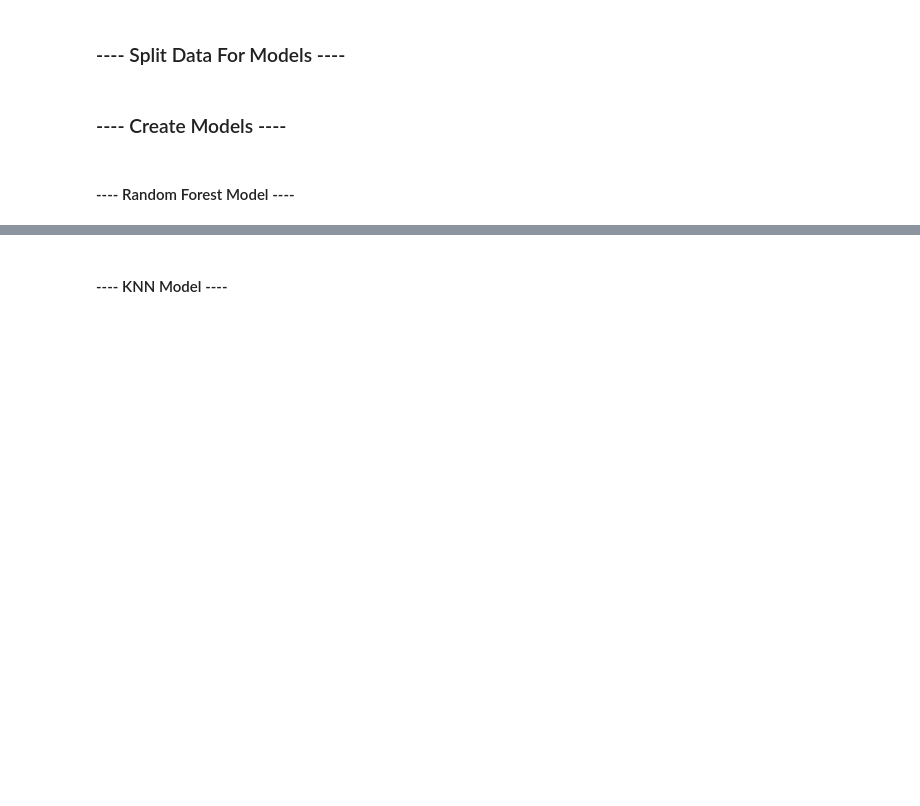
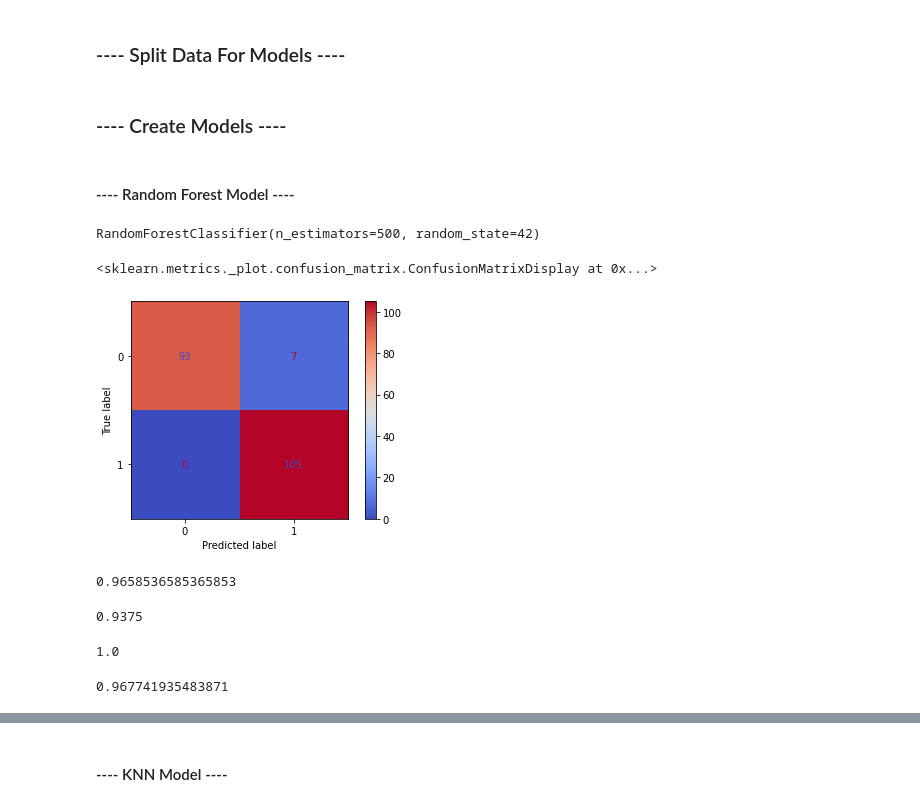
Before and after one commit to akstl1/Heart-Disease-Classification, a Jupyter notebook: Heart Disease Classification.ipynb, the cells around one changed output, grey strips where cells are left out. Saved outputs shown, nothing was run; the diff lists cells and outputs as text; code cells hidden in the pictures; blank space fills up the shorter version.

```diff
--- a/Heart Disease Classification.ipynb
+++ b/Heart Disease Classification.ipynb
@@ -168,4 +169,7 @@ X_train, X_test, y_train, y_test = train_test_split(X, y, test_size=0.2, random_
 # %% [markdown]
 #### ---- Random Forest Model ----
 # %%
-random_forest_clf = RandomForestClassifier(random_state=42,n_estimators=500,max_features=5)
+random_forest_clf = RandomForestClassifier(random_state=42,n_estimators=500)
+random_forest_clf.fit(X_train,y_train)
+# %% [output]
+RandomForestClassifier(n_estimators=500, random_state=42)
@@ -171,0 +179,25 @@ random_forest_clf = RandomForestClassifier(random_state=42,n_estimators=500,max_
+# %%
+plot_confusion_matrix(random_forest_clf,X_test,y_test,cmap='coolwarm')
+# %% [output]
+<sklearn.metrics._plot.confusion_matrix.ConfusionMatrixDisplay at 0x...>
+[figure, added]
+# %%
+#Accuracy ((# of correct classifactions out of all attempted classifications))
+accuracy_score(y_test,y_pred_class)
+# %% [output]
+0.9658536585365853
+# %%
+# Precision (of all observations that were predicted +, how many were actually +)
+precision_score(y_test,y_pred_class)
+# %% [output]
+0.9375
+# %%
+#Recall (of all + observations, how many did we predict as +)
+recall_score(y_test,y_pred_class)
+# %% [output]
+1.0
+# %%
+#f1 score (harmonic mean of recall and precision)
+f1_score(y_test,y_pred_class)
+# %% [output]
+0.967741935483871
```
Also changed, not shown: parts of 30 cells of this notebook.
